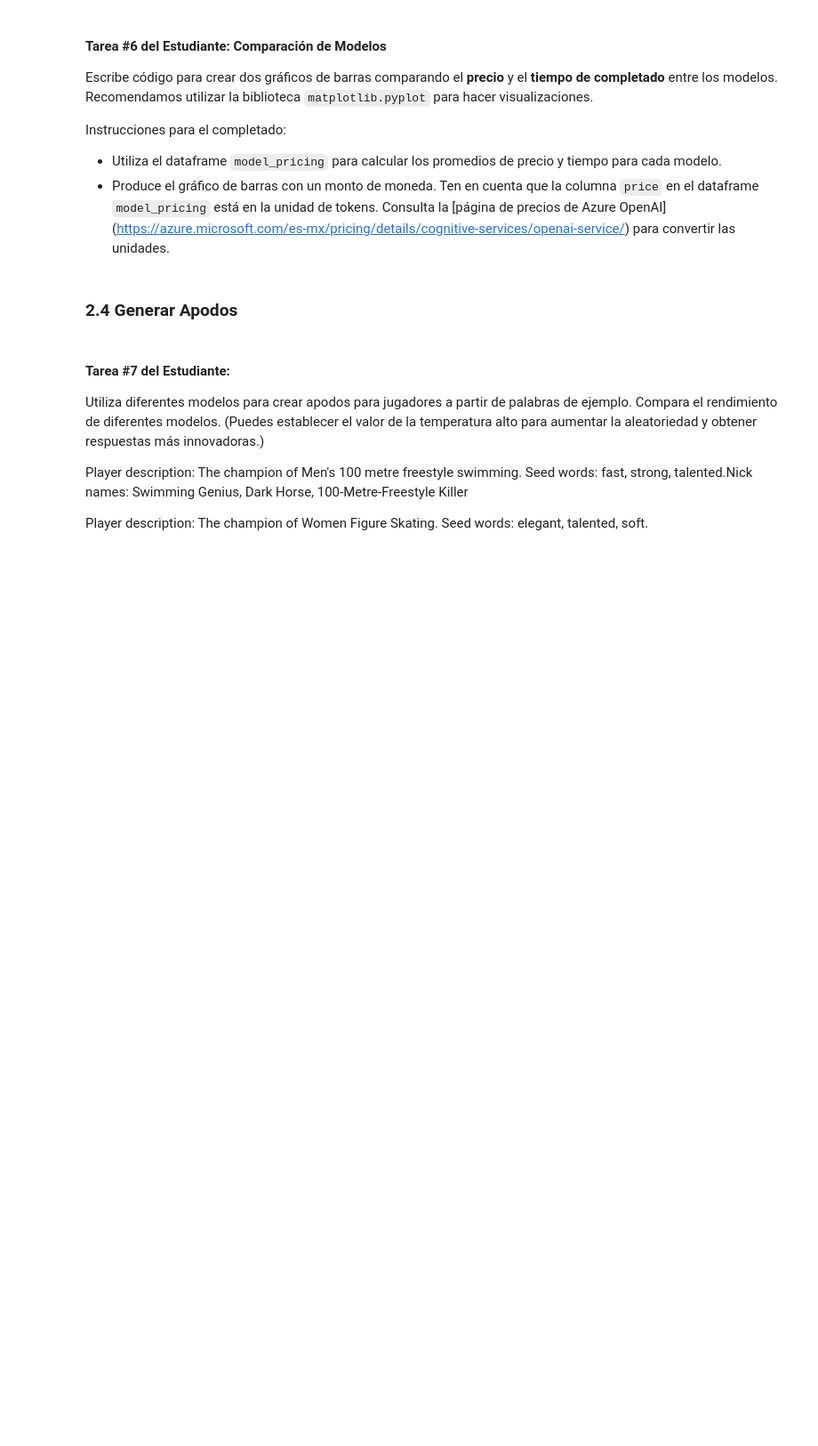
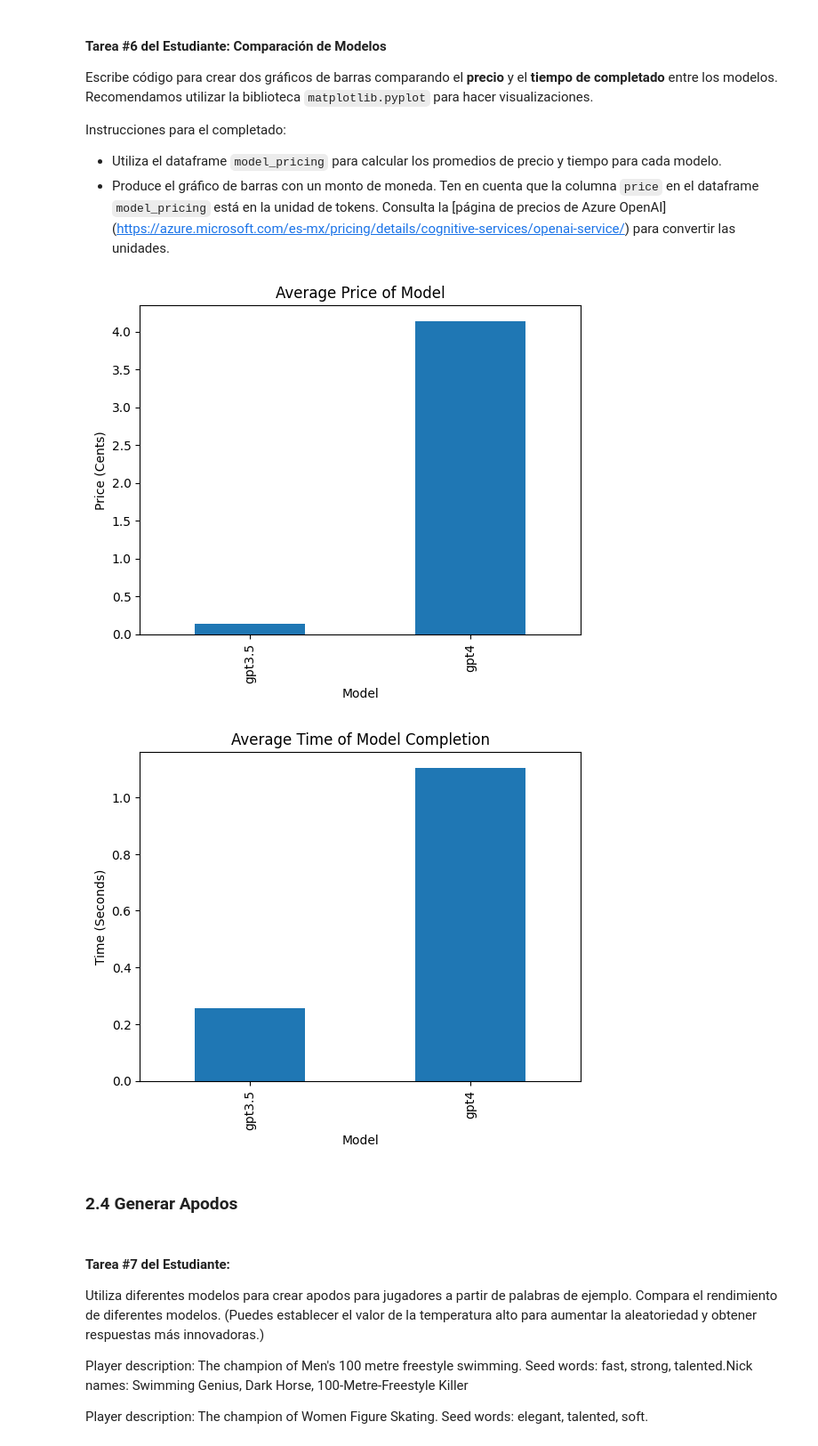
Before and after one commit to CodeGeekR/What-The-Hack-Azure-OpenAI, a Jupyter notebook: notebooks/CH-02-ModelComparison.ipynb, the cells around one changed output. Shown: that part at 89% size. Cells and saved outputs as stored; diff of their text form; code cells hidden in the pictures; blank space fills up the shorter version.

````diff
--- a/notebooks/CH-02-ModelComparison.ipynb
+++ b/notebooks/CH-02-ModelComparison.ipynb
@@ -269,0 +371,19 @@ Edita el prompt para que los modelos generen resultados más precisos. Compara e
+# %%
+# Edita el prompt para que los modelos generen resultados más precisos.
+prompt = f"""
+Extrae 3 palabras clave, con un máximo de [número] palabras cada una,  relevantes para la búsqueda del texto delimitado por tres comillas simples.
+Devuelve las palabras clave en una lista con viñetas. No incluyas texto adicional ni explicaciones.
+```{text}```
+"""
+
+gpt35_response, gpt35_price, gpt35_time = get_chat_completion(prompt, model=chat_model)
+gpt4_response, gpt4_price, gpt4_time = get_chat_completion(prompt, model=chat_model2)
+
+print(f"GPT-3.5 Response: {gpt35_response}\n")
+print(f"GPT-4 Response: {gpt4_response}\n")
+
+
+new_rows = pd.DataFrame([{'model': 'gpt3.5', 'price': gpt35_price, 'time': gpt35_time},
+                                       {'model': 'gpt4', 'price': gpt4_price, 'time': gpt4_time}])
+pricing = pd.concat([model_pricing, new_rows], ignore_index=True)
+print(pricing)
@@ -288,3 +413,41 @@ import matplotlib.pyplot as plt
+# %%
+""" TAREA DEL ESTUDIANTE """
+
+import matplotlib.pyplot as plt
+
+### 1. Gráfica de barras para comparar el precio
+
+# Group the data by "model" and calculate the average price
+grouped_df = pricing.groupby('model').mean()
+grouped_df.loc['gpt3.5', 'price'] = grouped_df.loc['gpt3.5', 'price'] * (0.002/1000) * 100
+grouped_df.loc['gpt4', 'price'] = grouped_df.loc['gpt4', 'price'] * (0.06/1000) * 100
+#assume we use gpt35 turbo 4k and gpt4 8k
+
+# Create the bar chart
+grouped_df['price'].plot(kind='bar', legend=None)
+
+# Set the chart title and labels
+plt.title('Average Price of Model')
+plt.xlabel('Model')
+plt.ylabel('Price (Cents)')
+
+# Show the chart
+plt.show()
+
+### 2. Gráfica de barras para comparar el tiempo de completado
+grouped_df['time'] = grouped_df['time'].round(3)
+grouped_df['time'].plot(kind='bar', legend=None)
+
+# Set the chart title and labels
+plt.title('Average Time of Model Completion')
+plt.xlabel('Model')
+plt.ylabel('Time (Seconds)')
+
+# Show the chart
+plt.show()
+# %% [output]
+[figure, added]
+[figure, added]
 # %% [markdown]
 ### 2.4 Generar Apodos
 # %% [markdown]
````
Also changed, not shown: parts of 17 cells of this notebook.
